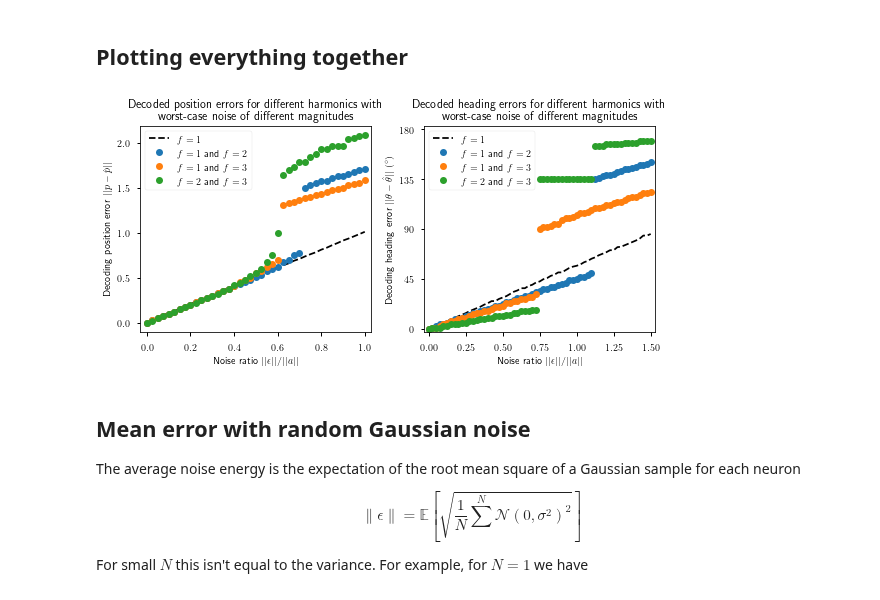
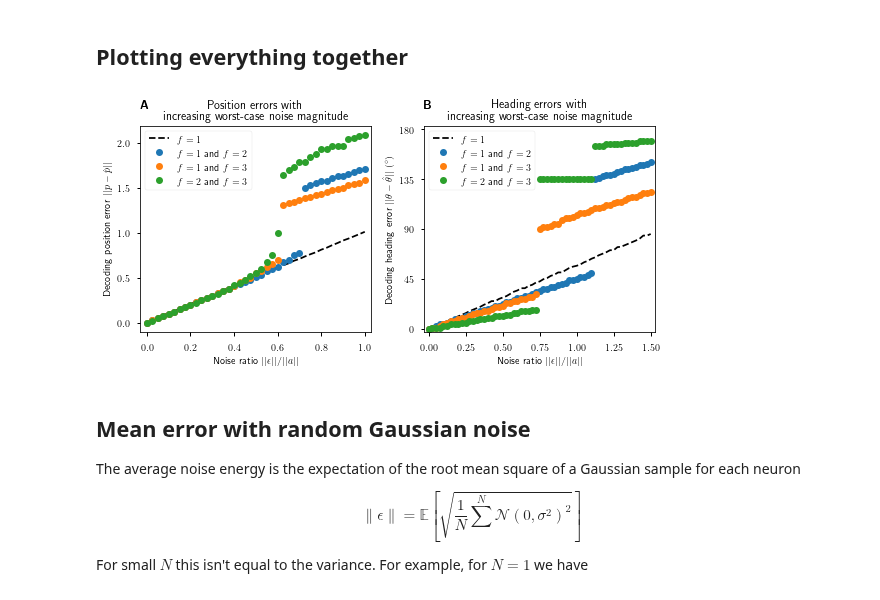
Before and after one commit to Dominic-DallOsto/insect-navigation-sinusoidal-optimality, a Jupyter notebook: noise affected multiple harmonics encoding.ipynb, the cells around one changed output. Cells and saved outputs as stored; diff of their text form; code cells hidden in the pictures.

```diff
--- a/noise affected multiple harmonics encoding.ipynb
+++ b/noise affected multiple harmonics encoding.ipynb
@@ -598,29 +601,31 @@ plt.show()
 # %%
 fig, (ax1, ax2) = plt.subplots(1,2, figsize=(8,4))
 
 for fs, position_errors, heading_errors in zip(f_combinations, all_position_errors, all_heading_errors):
 	ax1.plot(noise_range_position, np.max(np.max(position_errors, axis=2), axis=0), 'o' if len(fs) == 2 else 'k--', label=fs_to_label(fs))
 	ax2.plot(noise_range_heading, np.degrees(np.max(np.maximum.accumulate(heading_errors, axis=0), axis=1)), 'o' if len(fs) == 2 else 'k--', label=fs_to_label(fs))
 
 ax1.legend()
 ax1.set_xlim(-0.03,1.03)
-ax1.set_title('Decoded position errors for different harmonics with\nworst-case noise of different magnitudes')
+ax1.set_title('Position errors with\nincreasing worst-case noise magnitude')
+ax1.set_title('$\\textbf{A}$\n', loc='left')
 ax1.set_ylabel('Decoding position error $||p - \\hat p||$')
 ax1.set_xlabel('Noise ratio $||\\epsilon|| / ||a||$')
 
 ax2.legend()
 ax2.set_xlim(-0.03,1.53)
 ax2.set_ylim(-3,183)
 ax2.set_yticks(np.linspace(0,180,5))
-ax2.set_title('Decoded heading errors for different harmonics with\nworst-case noise of different magnitudes')
+ax2.set_title('Heading errors with\n increasing worst-case noise magnitude')
+ax2.set_title('$\\textbf{B}$\n', loc='left')
 ax2.set_ylabel('Decoding heading error $||\\theta - \\hat \\theta||$ $({}^\\circ)$')
 ax2.set_xlabel('Noise ratio $||\\epsilon|| / ||a||$')
 
 plt.tight_layout()
 plt.savefig('plots/combined-harmonics-worst-case-error.pdf')
 plt.show()
 # %% [output]
-[figure, old version]
+[figure, new version]
 # %% [markdown]
 ## Mean error with random Gaussian noise
 
```
Also changed, not shown: parts of 2 cells of this notebook, 15 other files.
